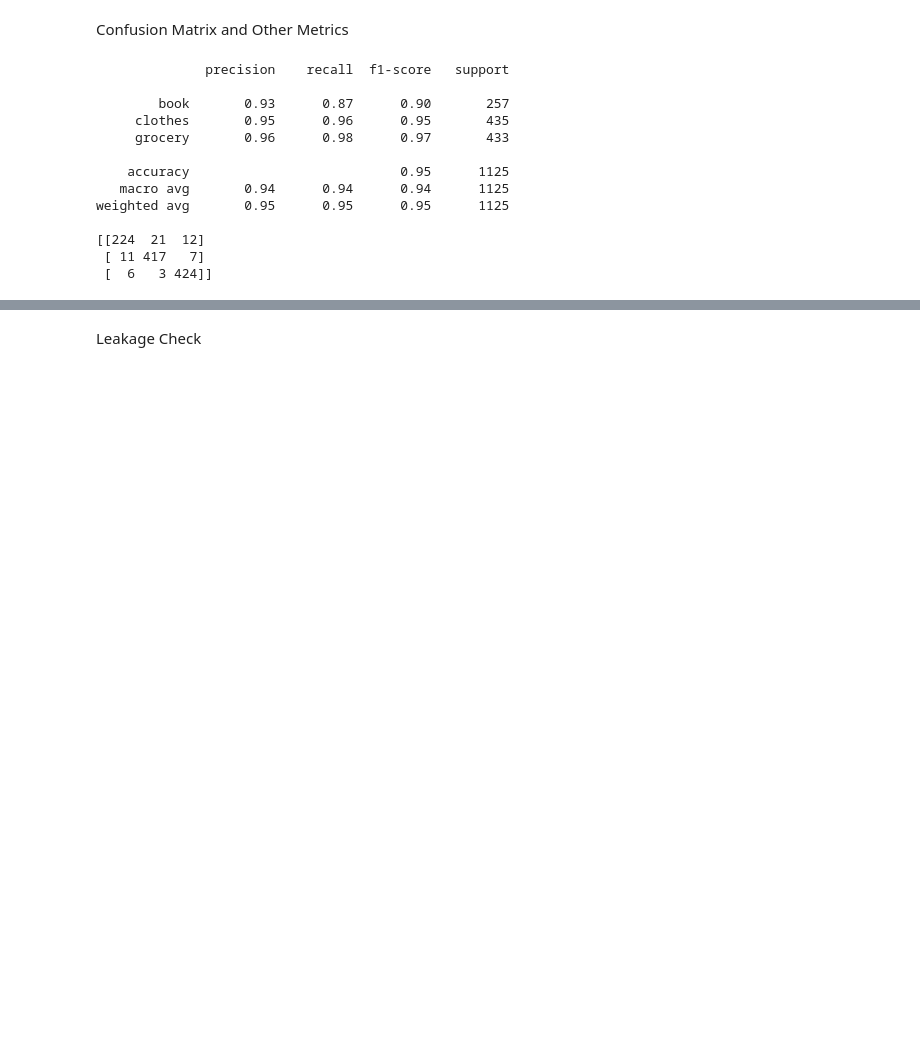
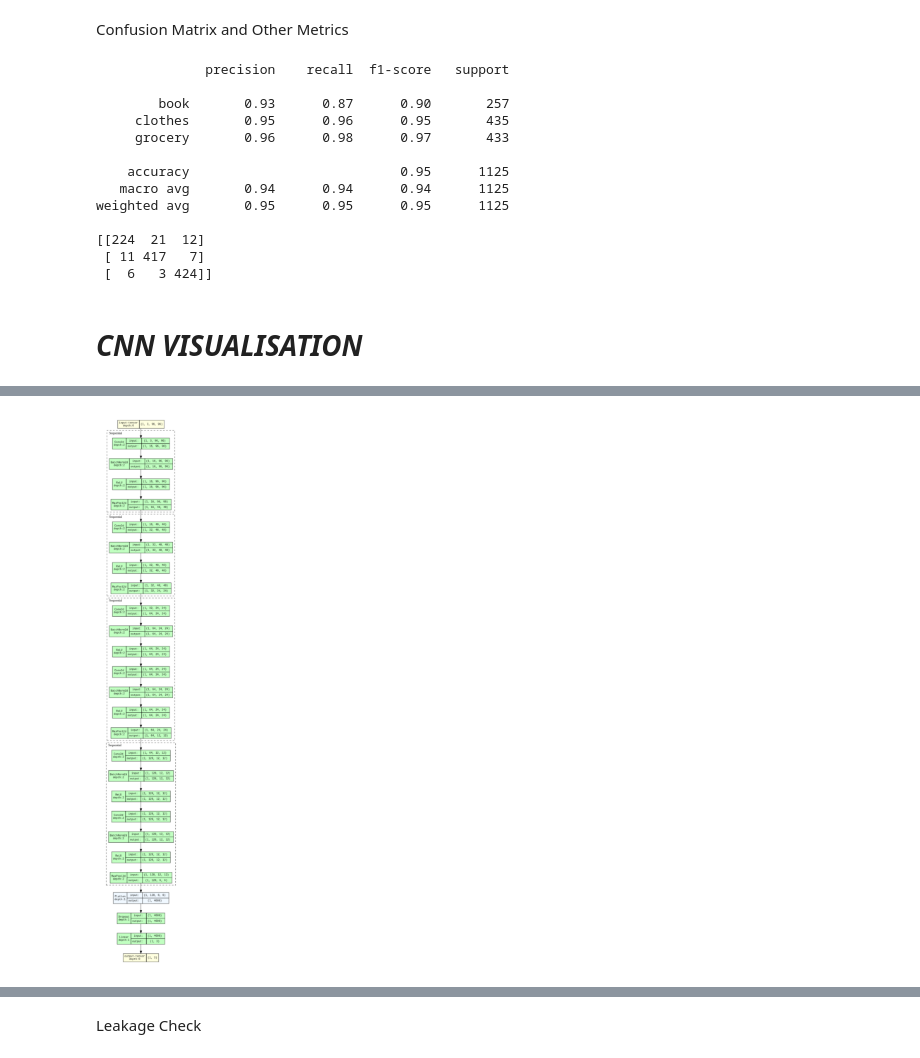
Before and after one commit to Tiyinolalekan/Deep_Learning_Image_Classifier, a Jupyter notebook: First_Stage_Classifier.ipynb, the cells around one changed output, grey strips where cells are left out. Cells and saved outputs as stored; diff of their text form; code cells hidden in the pictures; blank space fills up the shorter version.

```diff
--- a/First_Stage_Classifier.ipynb
+++ b/First_Stage_Classifier.ipynb
@@ -591,3 +657,38 @@ weighted avg       0.95      0.95      0.95      1125
 [[224  21  12]
  [ 11 417   7]
  [  6   3 424]]
+# %% [markdown]
+# ***CNN VISUALISATION***
+# %%
+!pip install torchview graphviz
+
+import torch
+from torchview import draw_graph
+from PIL import Image
+import matplotlib.pyplot as plt
+
+# 1. Instantiate your CNN architecture
+model = CNN()
+
+# 2. Load the trained weights
+model_path = '/content/drive/MyDrive/neura_data/router_model.pth'
+model.load_state_dict(torch.load(model_path, map_location=device))
+model.eval()
+
+# 3. Generate architecture visualization
+draw_graph(
+    model,
+    input_size=(1, 3, 96, 96),
+    expand_nested=True,
+    save_graph=True,
+    filename='model_visualization'
+)
+
+# 4. Display the generated image
+img = Image.open('model_visualization.png')
+
+plt.figure(figsize=(15, 10))
+plt.imshow(img)
+plt.axis('off')
+plt.show()
+# %% [output]
@@ -593,0 +701 @@ weighted avg       0.95      0.95      0.95      1125
+[figure, added]
```
Also changed, not shown: parts of 18 cells of this notebook.
